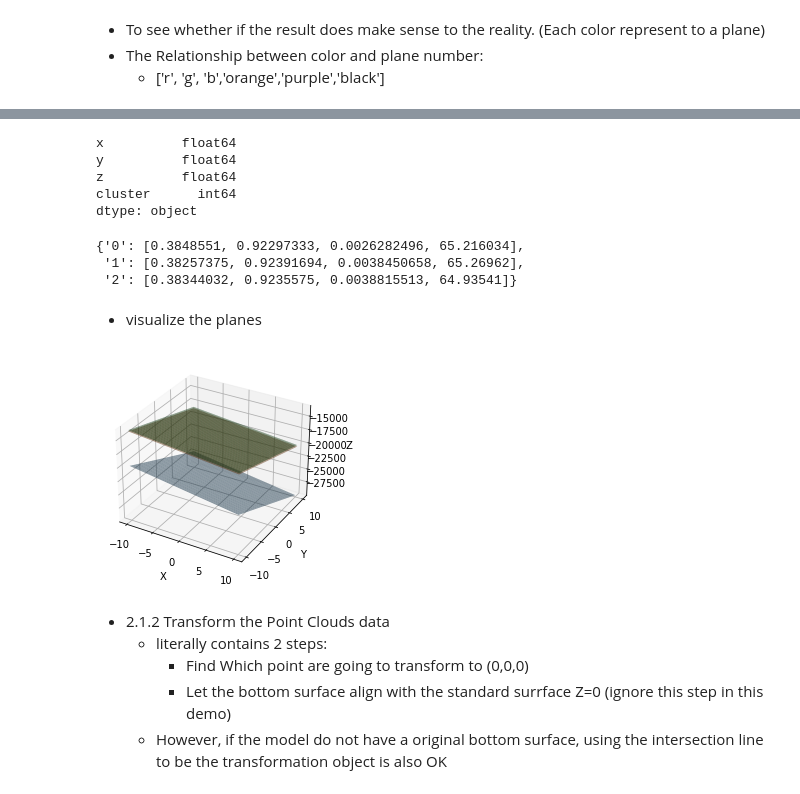
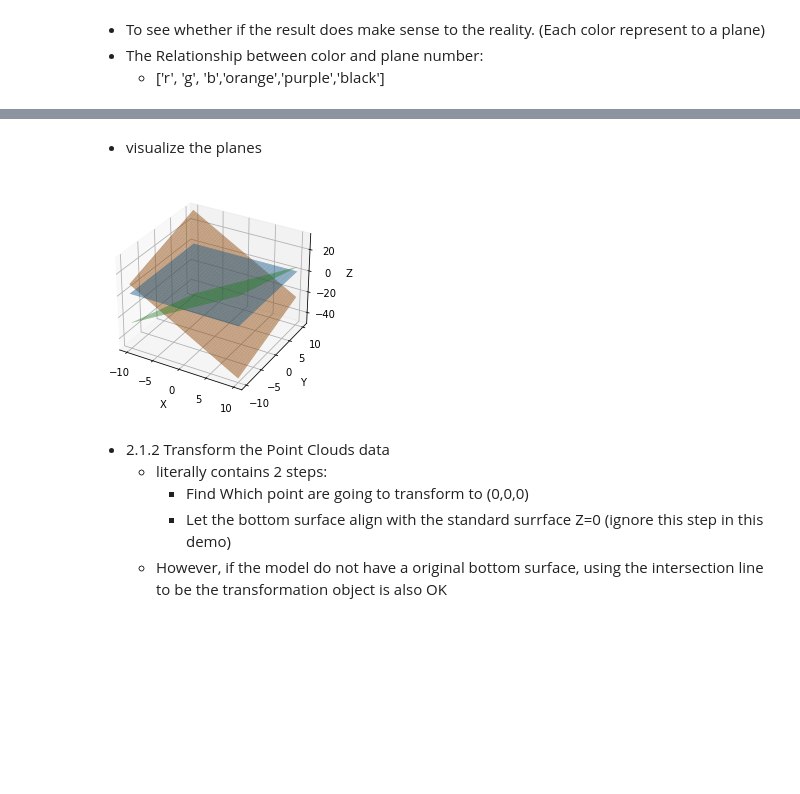
Before and after one commit to StonecoldLi/Pt2FE, a Jupyter notebook: auto_version/demo.ipynb, the cells around one changed output, grey strips where cells are left out. Cells and saved outputs as stored; diff of their text form; code cells hidden in the pictures; blank space fills up the shorter version.

```diff
--- a/auto_version/demo.ipynb
+++ b/auto_version/demo.ipynb
@@ -119,8 +106,0 @@ org_file.to_csv(f"./data/org_data/{file_name}_clu_6.csv",index=False)
-# %%
-org_file.dtypes
-# %% [output]
-x          float64
-y          float64
-z          float64
-cluster      int64
-dtype: object
@@ -130,10 +107,3 @@ from data_processing.get_plane_function_trucated import fit_planes_from_csv_truc
-# %%
-plane_coef = fit_planes_from_csv_truc(f"./data/org_data/{file_name}_clu.csv")
-plane_coef
-# %% [output]
-{'0': [0.3848551, 0.92297333, 0.0026282496, 65.216034],
- '1': [0.38257375, 0.92391694, 0.0038450658, 65.26962],
- '2': [0.38344032, 0.9235575, 0.0038815513, 64.93541]}
 # %% [markdown]
 - visualize the planes
 # %%
@@ -142,32 +112,32 @@ import numpy as np
 from mpl_toolkits.mplot3d import Axes3D
 # %%
 #visualize the planes that we fitted
-planes_fig = list(plane_coef.values())
+planes_fig = refined_planes
 
 # 创建数据点
 x = np.linspace(-10, 10, 100) #绘图范围
 y = np.linspace(-10, 10, 100)
 x, y = np.meshgrid(x, y)
 
 # 创建3D图形
 fig = plt.figure()
 plt3d = fig.add_subplot(111, projection='3d')
 
 # 绘制多个平面
 for plane in planes_fig:
     A, B, C, D = plane
     z = (-A * x - B * y - D) / C
     plt3d.plot_surface(x, y, z, alpha=0.5)
 
 # 设置坐标轴标签
 plt3d.set_xlabel('X')
 plt3d.set_ylabel('Y')
 plt3d.set_zlabel('Z')
 
 # 显示图形
 plt.show()
 # %% [output]
-[figure, old version]
+[figure, new version]
 # %% [markdown]
 - 2.1.2 Transform the Point Clouds data
     - literally contains 2 steps:
```
Also changed, not shown: parts of 18 cells of this notebook, 7 other files.
